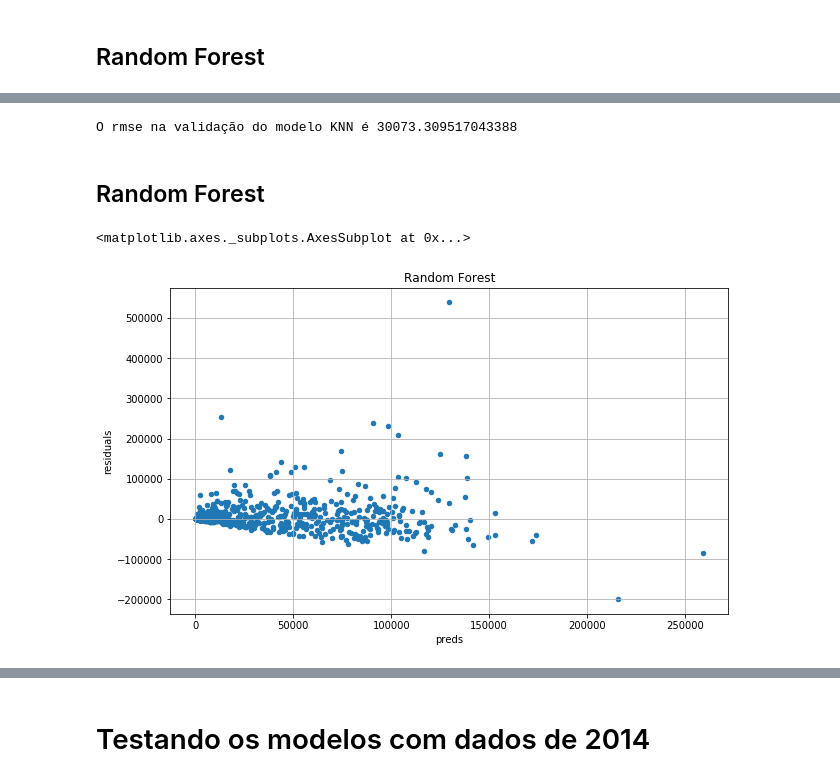
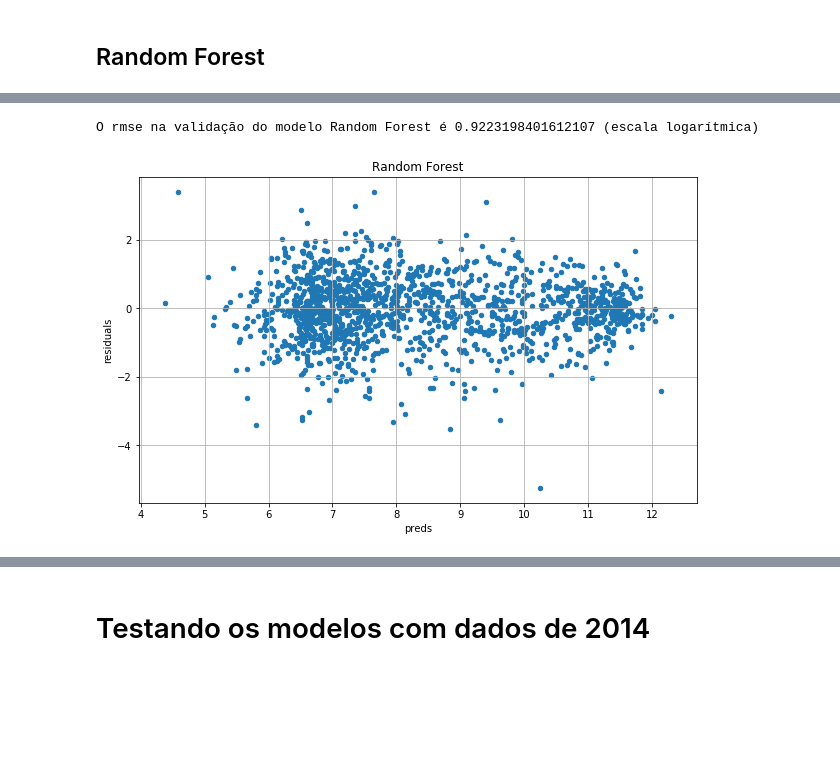
Before and after one commit to RenatoEly/aprendizagemDeMaquina, a Jupyter notebook: Ex3/previsão votação de deputados.ipynb, the cells around one changed output, grey strips where cells are left out. Cells and saved outputs as stored; diff of their text form; code cells hidden in the pictures; blank space fills up the shorter version.

Commit message:
Falta só o texto do teste em 2014 e a conclusão

```diff
--- a/Ex3/previsão votação de deputados.ipynb
+++ b/Ex3/previsão votação de deputados.ipynb
@@ -65,23 +84,13 @@ teste[numeric_feats] = np.log1p(data[numeric_feats])
 # %%
-#log transform skewed numeric features
-numeric_feats = data.dtypes[data.dtypes != "object"].index
+allData = pd.concat((teste,data))
 
-numeric_feats = numeric_feats.drop('ano') #não aplico normalização na variável ano pois ela é ordinal
-
-data[numeric_feats] = np.log1p(data[numeric_feats])
-
-data = data.drop(columns=['sequencial_candidato'])
-
-teste = pd.concat((teste,data))
-
-teste_entradas = teste.loc[:,:'ocupacao']
-teste_entradas = teste_entradas.fillna(teste_entradas.mean())
+teste_entradas = allData.loc[:,:'ocupacao']
 teste_entradas = pd.get_dummies(teste_entradas)
 
 entradas = teste_entradas.loc[teste_entradas['ano'] != 2014]
 teste_entradas = teste_entradas.loc[teste_entradas['ano'] == 2014]
 
-saida = teste.loc[teste['ano'] != 2014]
+saida = allData.loc[allData['ano'] != 2014]
 saida = saida.loc[:,'votos']
-teste_alvo = teste.loc[teste['ano'] == 2014]
+teste_alvo = allData.loc[allData['ano'] == 2014]
 teste_alvo = teste_alvo.loc[:,'votos']
@@ -90,5 +99,5 @@ Aplicando normalização em todas as variáveis numéricas, exceto ano, pois ape
 # %%
 from sklearn.model_selection import train_test_split
 
-X_train, X_test, Y_train, Y_test = train_test_split(entradas,saida, test_size=0.2, random_state = 15)
+X_train, X_validation, Y_train, Y_validation = train_test_split(entradas, saida, test_size=0.2, random_state = 15)
 # %% [markdown]
@@ -110,8 +116,7 @@ from sklearn.metrics import mean_squared_error
 from sklearn.linear_model import Ridge
 from sklearn.linear_model import Lasso
 
-reg_linear = LinearRegression()
-reg_linear.fit(X_train, Y_train)
+reg_linear = LinearRegression(normalize=False)
 
 print(rmse_cv(reg_linear).mean())
 # %% [output]
@@ -154,0 +190,13 @@ O melhor alpha é 0.0005, com rmse = 0.9417130836781136
+# %%
+from sklearn.ensemble import RandomForestRegressor
+
+depth_list = np.arange(10,50,1).tolist()
+
+cv_forest = [rmse_cv(RandomForestRegressor(max_depth = max_depth, n_estimators=100, random_state=7)).mean()
+            for max_depth in depth_list]
+
+cv_forest = pd.Series(cv_forest, index = depth_list)
+cv_forest.plot(title = "Cross validation - Random Forest (nº estimators = 100)")
+plt.xlabel("max depth")
+plt.ylabel("rmse")
+plt.show()
@@ -271,20 +314,14 @@ preds_knn.plot(x = "preds", y = "residuals",kind = "scatter", title = "KNN", gri
-# %%
-rmse = np.sqrt(mean_squared_error(preds_knn["true"],preds_knn["preds"]))
-print("O rmse na validação do modelo KNN é {0}".format(rmse))
-# %% [output]
-O rmse na validação do modelo KNN é 30073.309517043388
-# %% [markdown]
-## Random Forest
 # %%
-from sklearn.ensemble import RandomForestRegressor
-
-model_forest = RandomForestRegressor(max_depth = 44, n_estimators = 1300)
+model_forest = RandomForestRegressor(max_depth = cv_forest.idxmin(), n_estimators = cv_forest_dpMin.idxmin(), random_state=7)
 model_forest.fit(X_train,Y_train)
 
-preds_forest = pd.DataFrame({"preds":np.expm1(model_forest.predict(X_test)), "true":Alvo_test})
+preds_forest = pd.DataFrame({"preds":model_forest.predict(X_validation), "true":Y_validation})
 preds_forest["residuals"] = preds_forest["true"] - preds_forest["preds"]
 preds_forest.plot(x = "preds", y = "residuals",kind = "scatter", title = "Random Forest", grid = True)
+
+rmse = np.sqrt(mean_squared_error(preds_forest["true"],preds_forest["preds"]))
+print("O rmse na validação do modelo Random Forest é {0} (escala logarítmica)".format(rmse))
 # %% [output]
-<matplotlib.axes._subplots.AxesSubplot at 0x...>
+O rmse na validação do modelo Random Forest é 0.9223198401612107 (escala logarítmica)
-[figure, old version]
+[figure, new version]
 # %%
```
Also changed, not shown: parts of 78 cells of this notebook.
